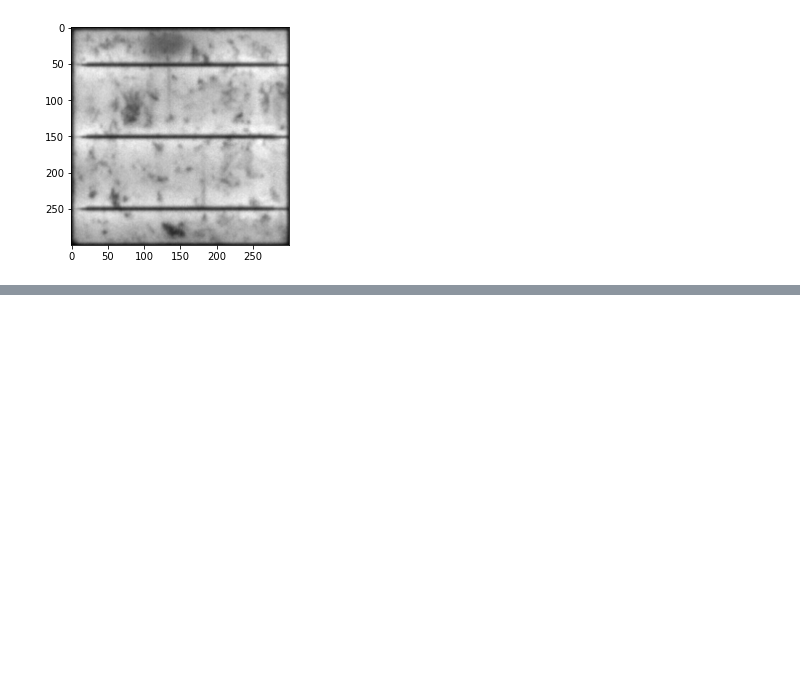
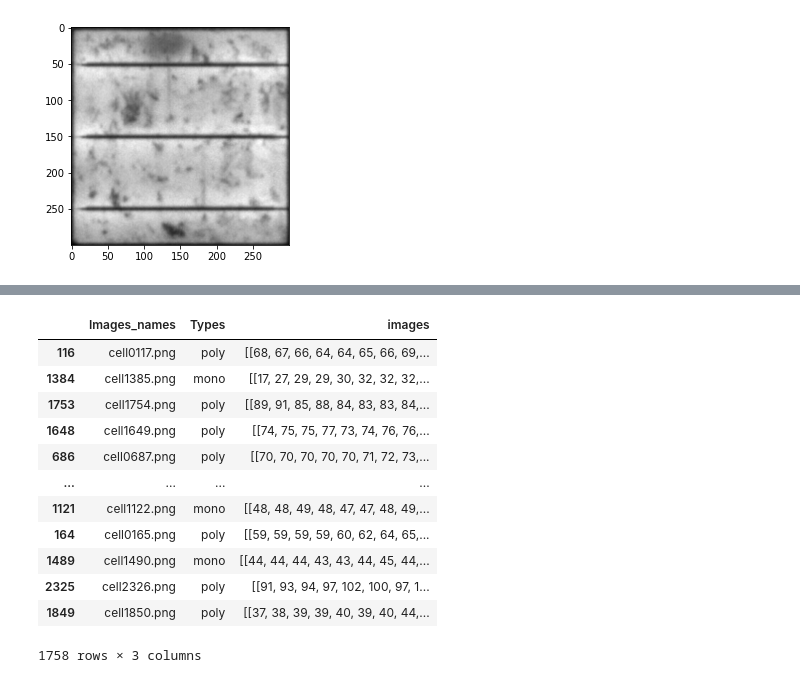
Before and after one commit to GraduationP/DeepLearning, a Jupyter notebook: Section1/preprocess.ipynb, the cells around one changed output, grey strips where cells are left out. Cells and saved outputs as stored; diff of their text form; code cells hidden in the pictures; blank space fills up the shorter version.

```diff
--- a/Section1/preprocess.ipynb
+++ b/Section1/preprocess.ipynb
@@ -71,0 +92,23 @@ X_train, X_test, y_train, y_test = train_test_split(X, y, test_size=0.33)
+# %%
+# Splitting the data
+
+x = df.iloc[:, 0:-1]
+y = df.iloc[:, -1]
+
+X_train, X_test, y_train, y_test = train_test_split(x, y, test_size=0.33)
+# %%
+X_train
+# %% [output]
+|  | Images_names | Types | images |
+| 116 | cell0117.png | poly | [[68, 67, 66, 64, 64, 65, 66, 69,... |
+| 1384 | cell1385.png | mono | [[17, 27, 29, 29, 30, 32, 32, 32,... |
+| 1753 | cell1754.png | poly | [[89, 91, 85, 88, 84, 83, 83, 84,... |
+| 1648 | cell1649.png | poly | [[74, 75, 75, 77, 73, 74, 76, 76,... |
+| 686 | cell0687.png | poly | [[70, 70, 70, 70, 70, 71, 72, 73,... |
+| ... | ... | ... | ... |
+| 1121 | cell1122.png | mono | [[48, 48, 49, 48, 47, 47, 48, 49,... |
+| 164 | cell0165.png | poly | [[59, 59, 59, 59, 60, 62, 64, 65,... |
+| 1489 | cell1490.png | mono | [[44, 44, 44, 43, 43, 44, 45, 44,... |
+| 2325 | cell2326.png | poly | [[91, 93, 94, 97, 102, 100, 97, 1... |
+| 1849 | cell1850.png | poly | [[37, 38, 39, 39, 40, 39, 40, 44,... |
+1758 rows × 3 columns
```
Also changed, not shown: parts of 4 cells of this notebook.
